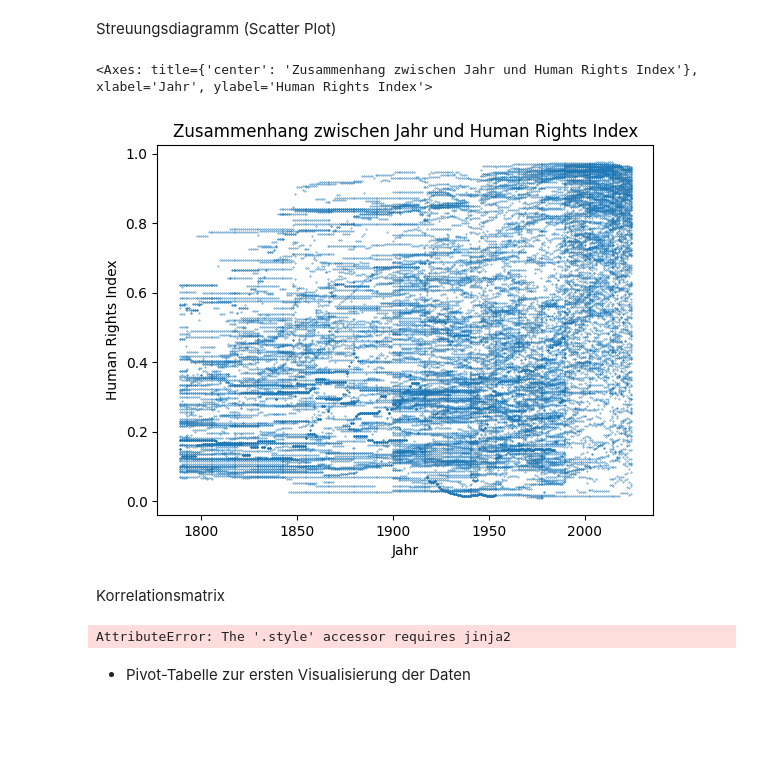
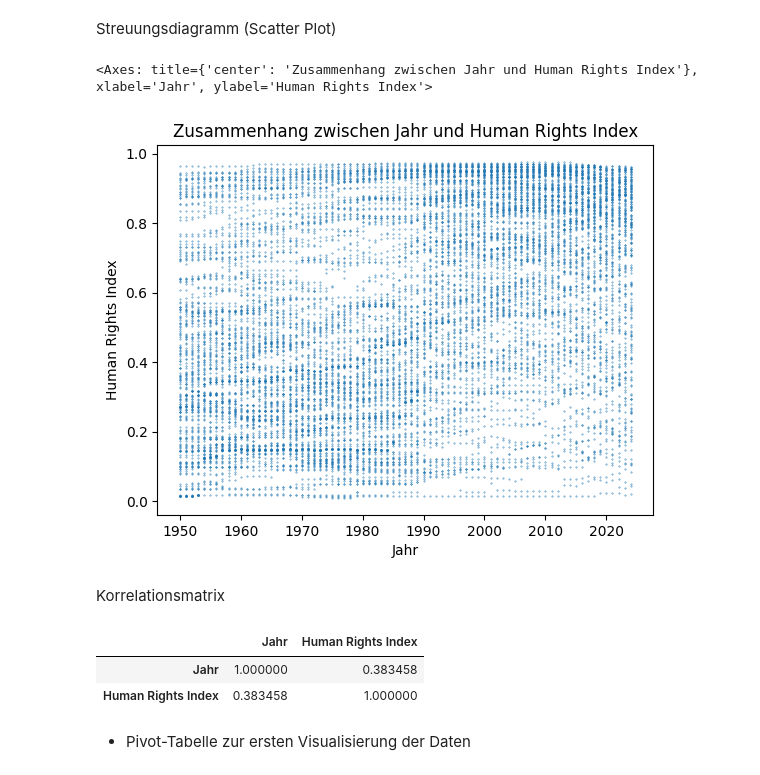
Before and after one commit to haschdav/LN-Python, a Jupyter notebook: LN_Python.ipynb, the cells around one changed output. Saved outputs shown, nothing was run; the diff lists cells and outputs as text; code cells hidden in the pictures; blank space fills up the shorter version.

```diff
--- a/LN_Python.ipynb
+++ b/LN_Python.ipynb
@@ -201,0 +202,14 @@ df['Human Rights Index'].plot.box(
+# %%
+import seaborn as sns
+import matplotlib.pyplot as plt
+
+df['Dekade'] = (df['Jahr'] // 10) * 10
+
+sns.boxplot(
+    data=df[df['Jahr'].between(1950, 2024)],
+    x='Dekade',
+    y='Human Rights Index'
+)
+
+plt.title("Human Rights Index pro Dekade")
+plt.show()
@@ -206,21 +222,27 @@ Variabeln: Jahr, Human Rights Index
 # %% [markdown]
 Streuungsdiagramm (Scatter Plot)
 # %%
-df.plot.scatter(
-    x='Jahr',
-    y='Human Rights Index',
-    s= 0.1,
+
+
+df[df["Jahr"].between(1950, 2024)].plot.scatter(
+    x="Jahr",
+    y="Human Rights Index",
+    s=0.1,
     title="Zusammenhang zwischen Jahr und Human Rights Index"
 )
 # %% [output]
 <Axes: title={'center': 'Zusammenhang zwischen Jahr und Human Rights Index'}, xlabel='Jahr', ylabel='Human Rights Index'>
-[figure, old version]
+[figure, new version]
 # %% [markdown]
 Korrelationsmatrix
 # %%
-df[['Jahr', 'Human Rights Index']].corr().style.background_gradient(cmap='coolwarm')
+df[df['Jahr'].between(1950, 2024)][['Jahr', 'Human Rights Index']] \
+    .corr() \
+    .style.background_gradient(cmap='coolwarm')
 # %% [output]
-AttributeError: The '.style' accessor requires jinja2
+|  | Jahr | Human Rights Index |
+| Jahr | 1.000000 | 0.383458 |
+| Human Rights Index | 0.383458 | 1.000000 |
 # %% [markdown]
 - Pivot-Tabelle zur ersten Visualisierung der Daten
 # %%
```
Also changed, not shown: parts of 2 cells of this notebook.
